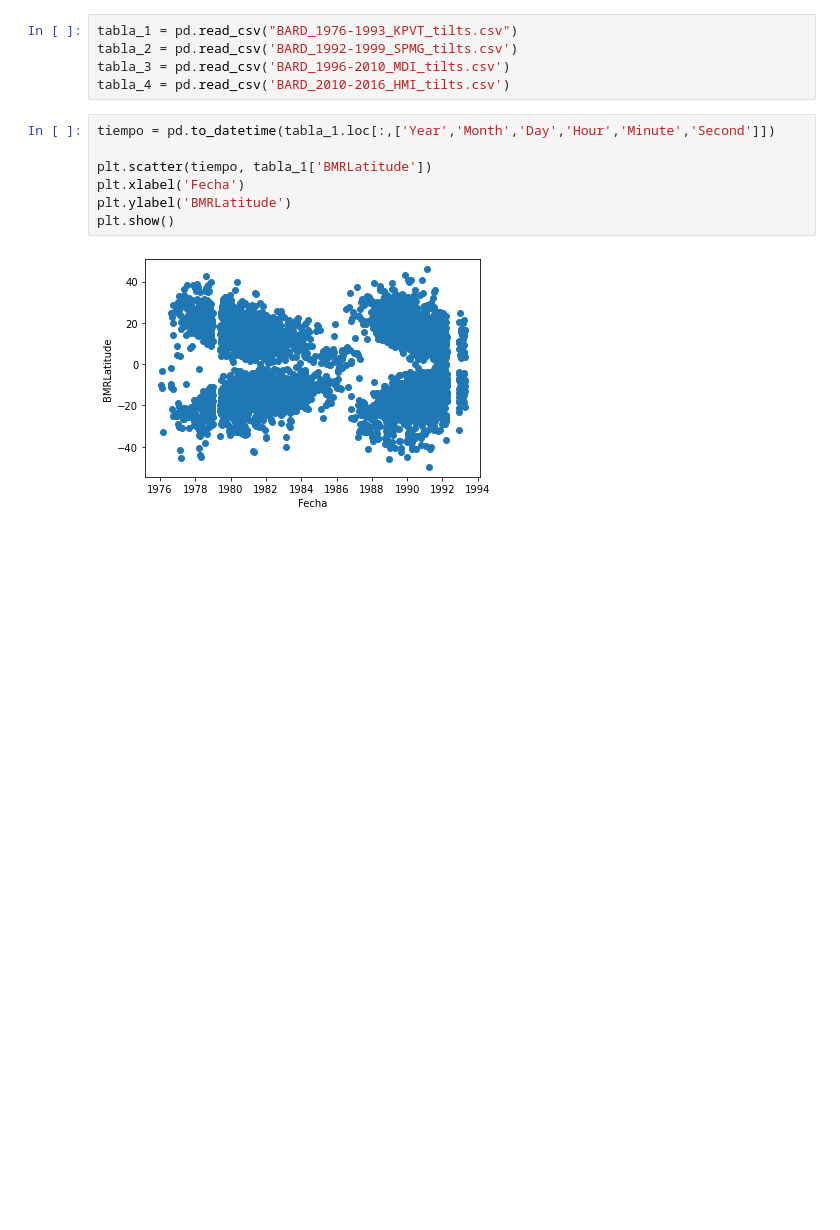
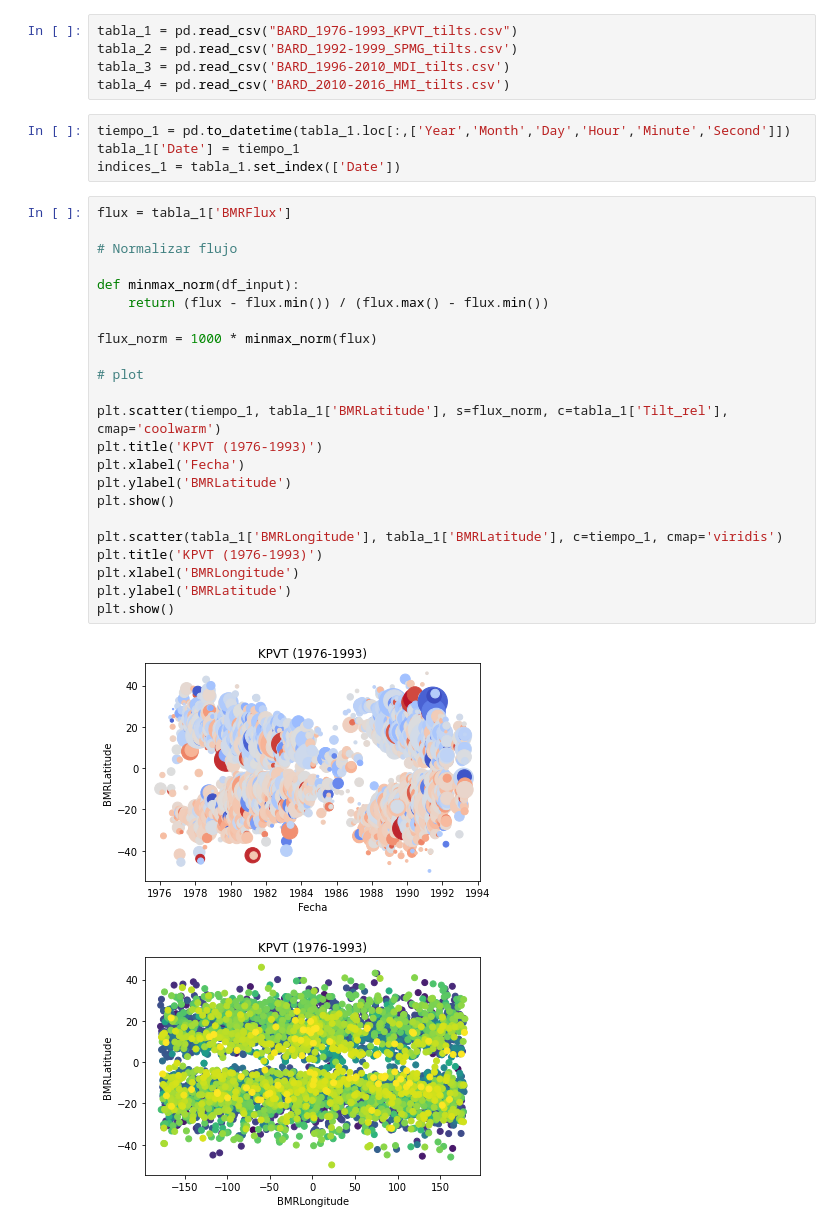
Before and after one commit to bernoulli314/INVESTIGACION, a Jupyter notebook: code.ipynb, the cells around one changed output. Drawn from its saved outputs; the diff is of its cells as text; blank space fills up the shorter version.

```diff
--- a/code.ipynb
+++ b/code.ipynb
@@ -8,11 +8,32 @@ tabla_2 = pd.read_csv('BARD_1992-1999_SPMG_tilts.csv')
 tabla_3 = pd.read_csv('BARD_1996-2010_MDI_tilts.csv')
 tabla_4 = pd.read_csv('BARD_2010-2016_HMI_tilts.csv')
 # %%
-tiempo = pd.to_datetime(tabla_1.loc[:,['Year','Month','Day','Hour','Minute','Second']])
-
-plt.scatter(tiempo, tabla_1['BMRLatitude'])
-plt.xlabel('Fecha')
-plt.ylabel('BMRLatitude')
-plt.show()
+tiempo_1 = pd.to_datetime(tabla_1.loc[:,['Year','Month','Day','Hour','Minute','Second']])
+tabla_1['Date'] = tiempo_1
+indices_1 = tabla_1.set_index(['Date'])
-# %% [output]
-[figure, removed]
+# %%
+flux = tabla_1['BMRFlux']
+
+# Normalizar flujo
+
+def minmax_norm(df_input):
+    return (flux - flux.min()) / (flux.max() - flux.min())
+
+flux_norm = 1000 * minmax_norm(flux)
+
+# plot
+
+plt.scatter(tiempo_1, tabla_1['BMRLatitude'], s=flux_norm, c=tabla_1['Tilt_rel'], cmap='coolwarm')
+plt.title('KPVT (1976-1993)')
+plt.xlabel('Fecha')
+plt.ylabel('BMRLatitude')
+plt.show()
+
+plt.scatter(tabla_1['BMRLongitude'], tabla_1['BMRLatitude'], c=tiempo_1, cmap='viridis')
+plt.title('KPVT (1976-1993)')
+plt.xlabel('BMRLongitude')
+plt.ylabel('BMRLatitude')
+plt.show()
+# %% [output]
+[figure, added]
+[figure, added]
```
Also changed, not shown: parts of 13 cells of this notebook.
